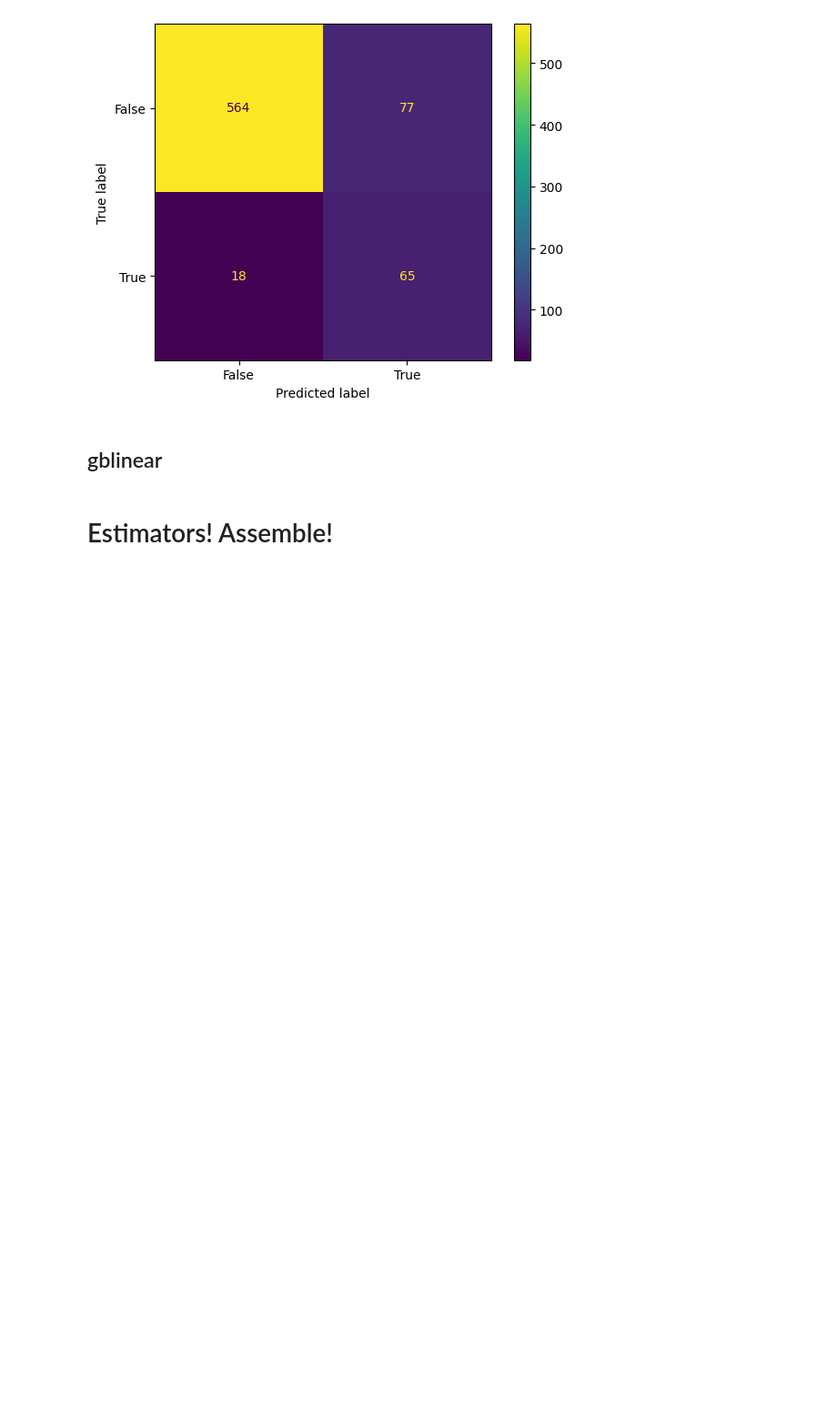
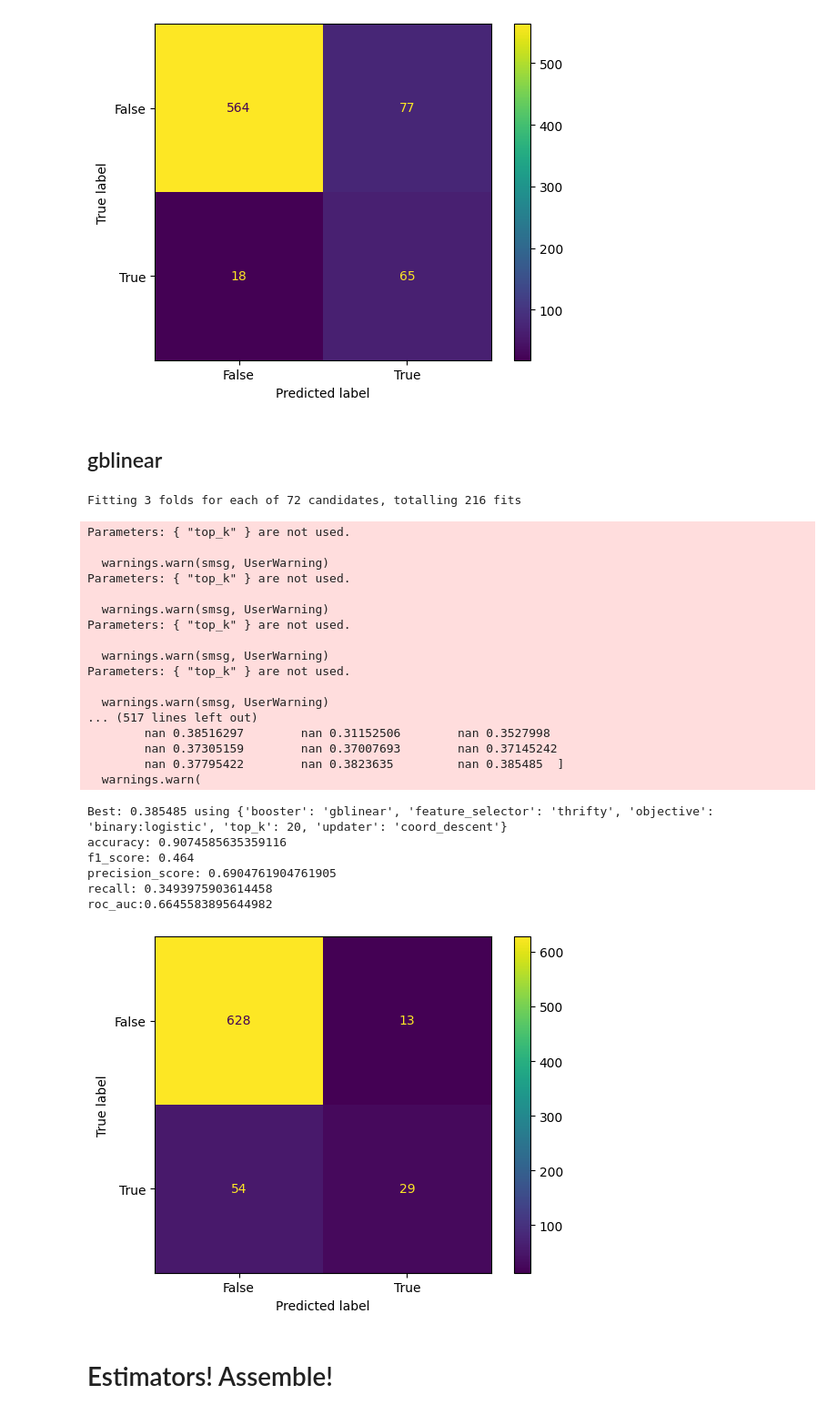
Before and after one commit to UserKrzysztof/MachineLearning-project1, a Jupyter notebook: code/model_tuning.ipynb, the cells around one changed output. Shown at 91% size. Cells and saved outputs as stored; diff of their text form; code cells hidden in the pictures; blank space fills up the shorter version.

```diff
--- a/code/model_tuning.ipynb
+++ b/code/model_tuning.ipynb
@@ -454,6 +454,58 @@ roc_auc:0.8315038625641411
 [figure]
 # %% [markdown]
 ## gblinear
+# %%
+from xgboost import XGBClassifier
+from sklearn.model_selection import GridSearchCV
+
+model = XGBClassifier()
+
+param_grid = {"booster": ['gblinear'],
+              "feature_selector":["cyclic", "shuffle", "greedy", "thrifty"],
+              "top_k":[0,1,2,3,4,5,10,15,20],
+              "updater":["shotgun", "coord_descent"],
+              "objective":["binary:logistic"]}
+
+random = GridSearchCV(estimator=model,
+                      param_grid=param_grid,
+                      cv = 3,
+                      n_jobs=-1,
+                      scoring=['accuracy','f1'],
+                      refit='f1',
+                      verbose=True) #verbose = True #can be applied for long calculations (this one is long)
+
+random_result = random.fit(X_train,y_train)
+print("Best: %f using %s" % (random_result.best_score_, random_result.best_params_))
+
+y_hat = random_result.best_estimator_.predict(X_test)
+printMetrics(y_test, y_hat)
+best_xgb = random_result.best_estimator_
+# %% [output]
+Fitting 3 folds for each of 72 candidates, totalling 216 fits
+Parameters: { "top_k" } are not used.
+
+  warnings.warn(smsg, UserWarning)
+Parameters: { "top_k" } are not used.
+
+  warnings.warn(smsg, UserWarning)
+Parameters: { "top_k" } are not used.
+
+  warnings.warn(smsg, UserWarning)
+Parameters: { "top_k" } are not used.
+
+  warnings.warn(smsg, UserWarning)
+... (517 lines left out)
+        nan 0.38516297        nan 0.31152506        nan 0.3527998
+        nan 0.37305159        nan 0.37007693        nan 0.37145242
+        nan 0.37795422        nan 0.3823635         nan 0.385485  ]
+  warnings.warn(
+Best: 0.385485 using {'booster': 'gblinear', 'feature_selector': 'thrifty', 'objective': 'binary:logistic', 'top_k': 20, 'updater': 'coord_descent'}
+accuracy: 0.9074585635359116
+f1_score: 0.464
+precision_score: 0.6904761904761905
+recall: 0.3493975903614458
+roc_auc:0.6645583895644982
+[figure, added]
 # %% [markdown]
 # Estimators! Assemble!
 # %%
```
Also changed, not shown: parts of 5 cells of this notebook.
